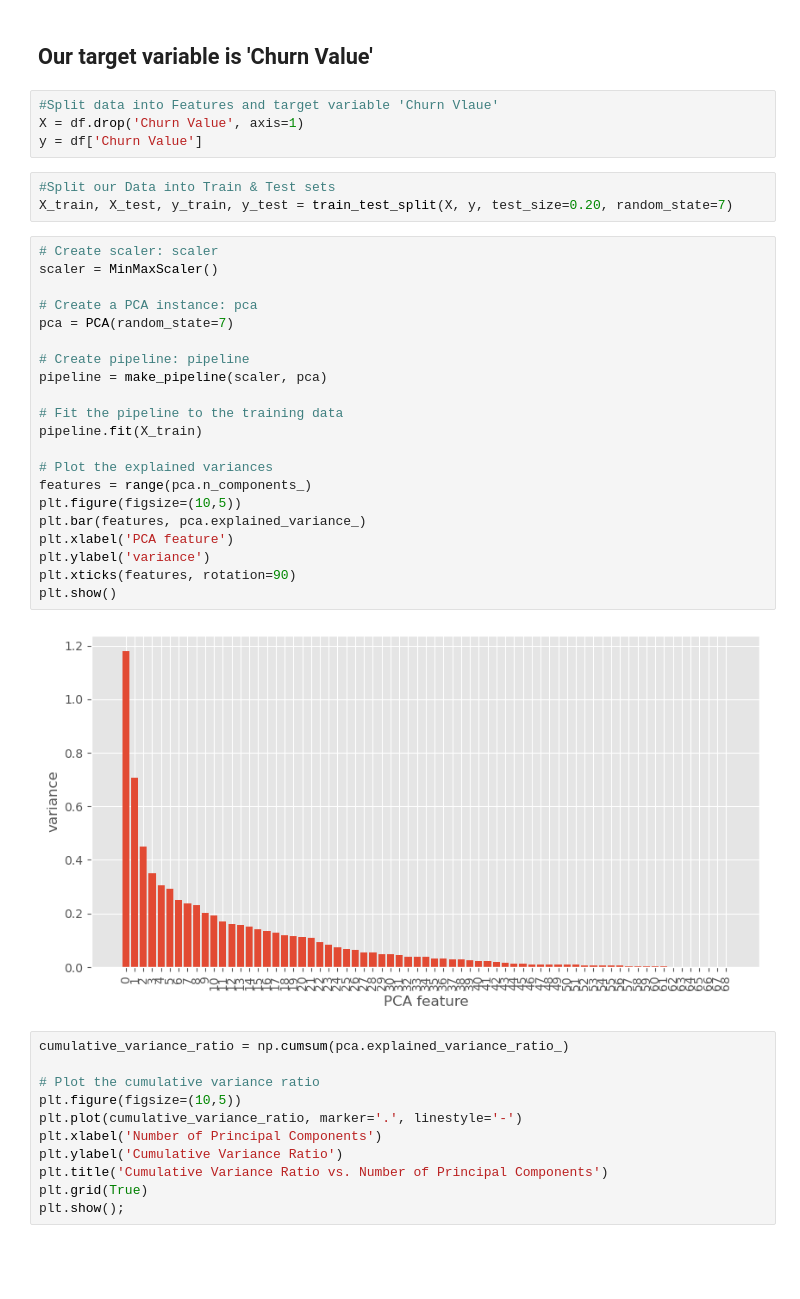
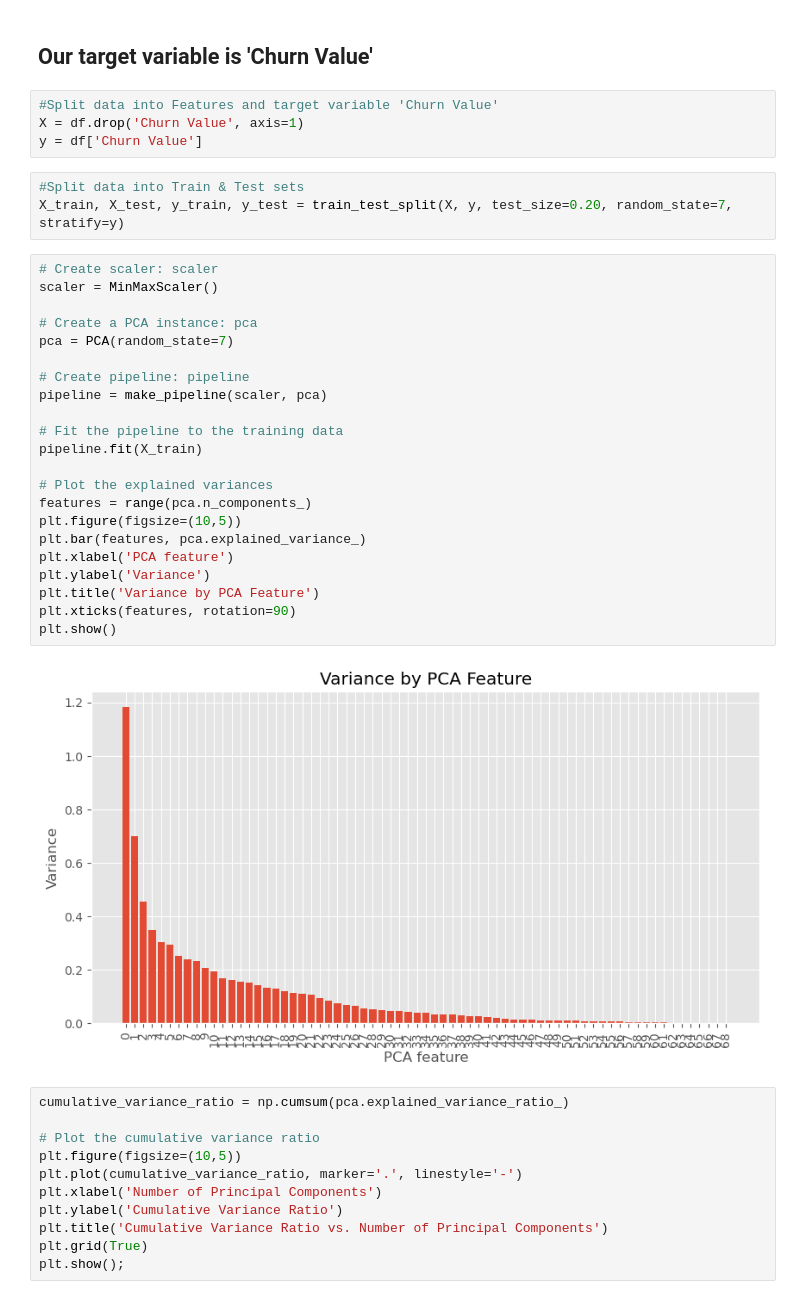
Before and after one commit to Vince-VC/Springboard_Capstone_2, a Jupyter notebook: notebooks/04_telco_data_preprocessing_and_training.ipynb, the cells around one changed output. Cells and saved outputs as stored; diff of their text form; blank space fills up the shorter version.

```diff
--- a/notebooks/04_telco_data_preprocessing_and_training.ipynb
+++ b/notebooks/04_telco_data_preprocessing_and_training.ipynb
@@ -76,35 +71,36 @@ df.drop(columns=['Employee Related Cancellation', 'Product/Service Related Cance
 # %% [markdown]
 ## Our target variable is 'Churn Value'
 # %%
-#Split data into Features and target variable 'Churn Vlaue'
+#Split data into Features and target variable 'Churn Value'
 X = df.drop('Churn Value', axis=1)
 y = df['Churn Value']
 # %%
-#Split our Data into Train & Test sets
-X_train, X_test, y_train, y_test = train_test_split(X, y, test_size=0.20, random_state=7)
+#Split data into Train & Test sets
+X_train, X_test, y_train, y_test = train_test_split(X, y, test_size=0.20, random_state=7, stratify=y)
 # %%
 # Create scaler: scaler
 scaler = MinMaxScaler()
 
 # Create a PCA instance: pca
 pca = PCA(random_state=7)
 
 # Create pipeline: pipeline
 pipeline = make_pipeline(scaler, pca)
 
 # Fit the pipeline to the training data
 pipeline.fit(X_train)
 
 # Plot the explained variances
 features = range(pca.n_components_)
 plt.figure(figsize=(10,5))
 plt.bar(features, pca.explained_variance_)
 plt.xlabel('PCA feature')
-plt.ylabel('variance')
+plt.ylabel('Variance')
+plt.title('Variance by PCA Feature')
 plt.xticks(features, rotation=90)
 plt.show()
 # %% [output]
-[figure, old version]
+[figure, new version]
 # %%
 cumulative_variance_ratio = np.cumsum(pca.explained_variance_ratio_)
 
```
Also changed, not shown: parts of 7 cells of this notebook, 1 other file.
